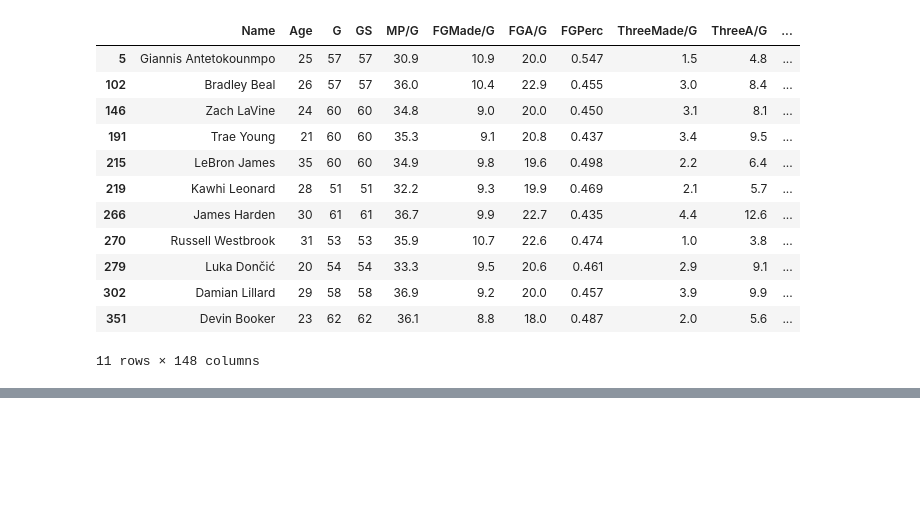
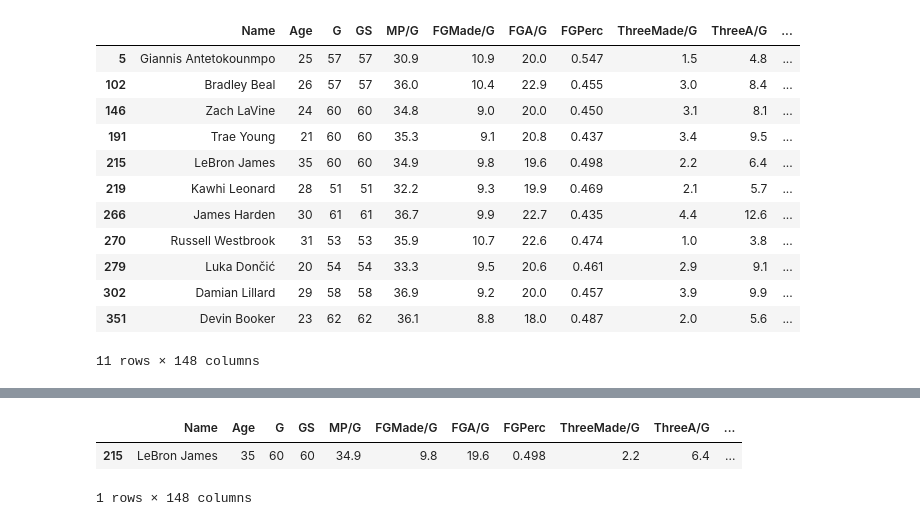
Before and after one commit to ajain1017/ideal-nba-roster-draft, a Jupyter notebook: data.ipynb, the cells around one changed output, grey strips where cells are left out. Cells and saved outputs as stored; diff of their text form; code cells hidden in the pictures; blank space fills up the shorter version.

```diff
--- a/data.ipynb
+++ b/data.ipynb
@@ -377,0 +452,6 @@ finalDf[finalDf.target == 1]
+# %%
+finalDf[finalDf.Name == 'LeBron James']
+# %% [output]
+|  | Name | Age | G | GS | MP/G | FGMade/G | FGA/G | FGPerc | ThreeMade/G | ThreeA/G | ... |
+| 215 | LeBron James | 35 | 60 | 60 | 34.9 | 9.8 | 19.6 | 0.498 | 2.2 | 6.4 | ... |
+1 rows × 148 columns
```
Also changed, not shown: parts of 10 cells of this notebook.
